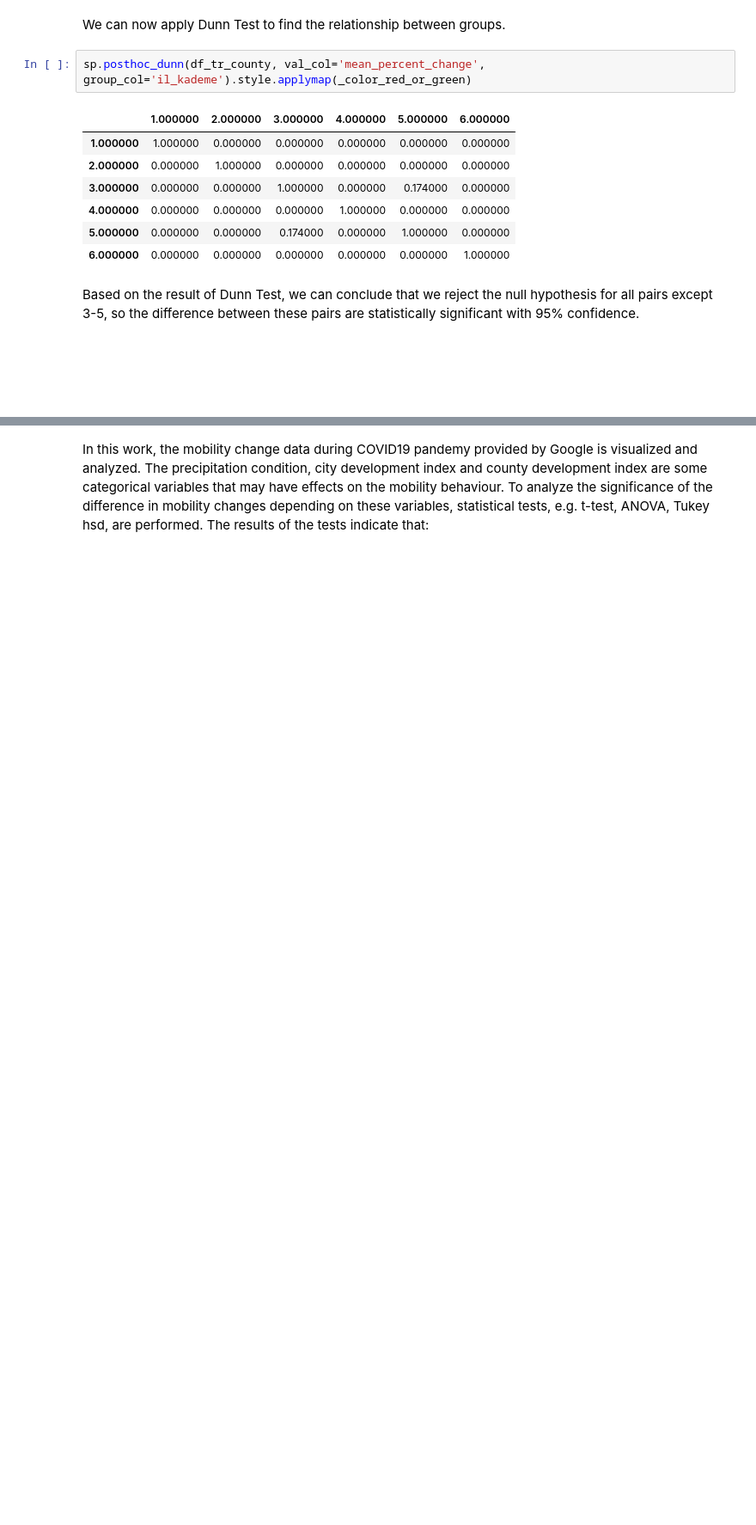
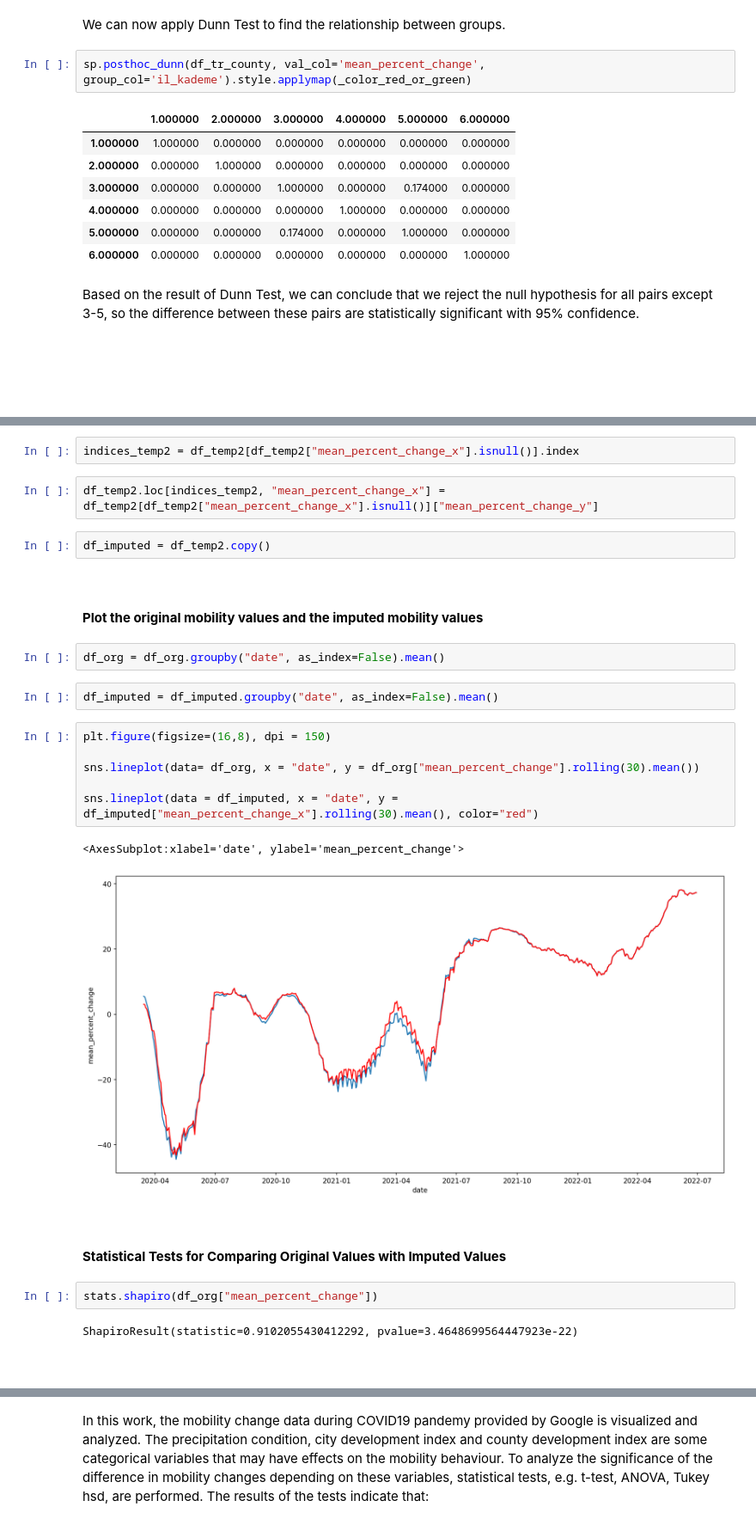
Before and after one commit to DrFarukAydin/data-science-portfolio, a Jupyter notebook: statistical-analysis/mobility-statistical-tests.ipynb, the cells around one changed output, grey strips where cells are left out. Shown at 86% size. Saved outputs shown, nothing was run; the diff lists cells and outputs as text; blank space fills up the shorter version.

```diff
--- a/statistical-analysis/mobility-statistical-tests.ipynb
+++ b/statistical-analysis/mobility-statistical-tests.ipynb
@@ -548,0 +627,33 @@ Based on the result of Dunn Test, we can conclude that we reject the null hypoth
+# %%
+indices_temp2 = df_temp2[df_temp2["mean_percent_change_x"].isnull()].index
+# %%
+df_temp2.loc[indices_temp2, "mean_percent_change_x"] = df_temp2[df_temp2["mean_percent_change_x"].isnull()]["mean_percent_change_y"]
+# %%
+df_imputed = df_temp2.copy()
+# %% [markdown]
+<br>
+# %% [markdown]
+**Plot the original mobility values and the imputed mobility values**
+# %%
+df_org = df_org.groupby("date", as_index=False).mean()
+# %%
+df_imputed = df_imputed.groupby("date", as_index=False).mean()
+# %%
+plt.figure(figsize=(16,8), dpi = 150)
+
+sns.lineplot(data= df_org, x = "date", y = df_org["mean_percent_change"].rolling(30).mean())
+
+sns.lineplot(data = df_imputed, x = "date", y = df_imputed["mean_percent_change_x"].rolling(30).mean(), color="red")
+# %% [output]
+<AxesSubplot:xlabel='date', ylabel='mean_percent_change'>
+[figure, added]
+# %% [markdown]
+<br>
+# %% [markdown]
+**Statistical Tests for Comparing Original Values with Imputed Values**
+# %%
+stats.shapiro(df_org["mean_percent_change"])
+# %% [output]
+ShapiroResult(statistic=0.9102055430412292, pvalue=3.4648699564447923e-22)
+# %% [markdown]
+<br>
```
Also changed, not shown: parts of 36 cells of this notebook.
